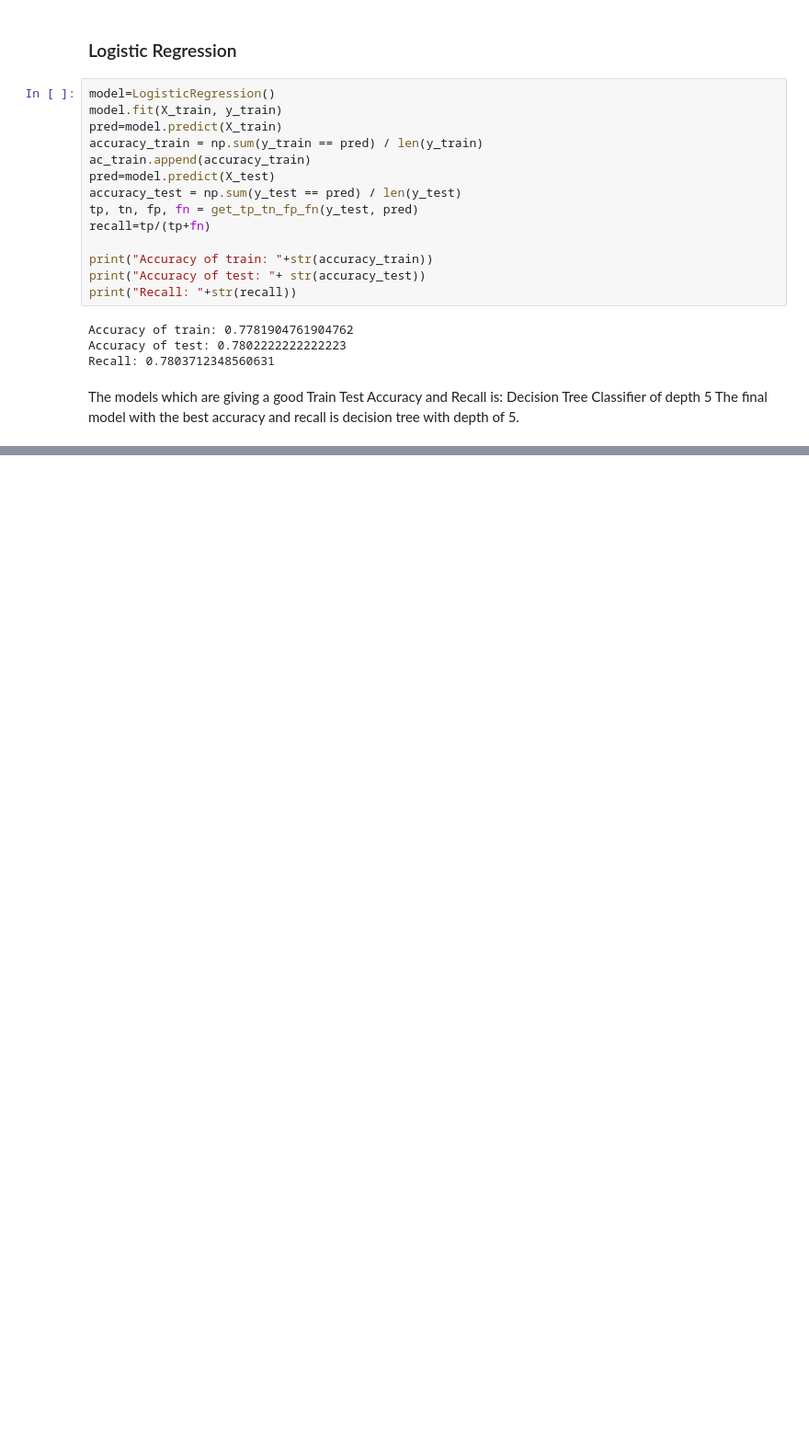
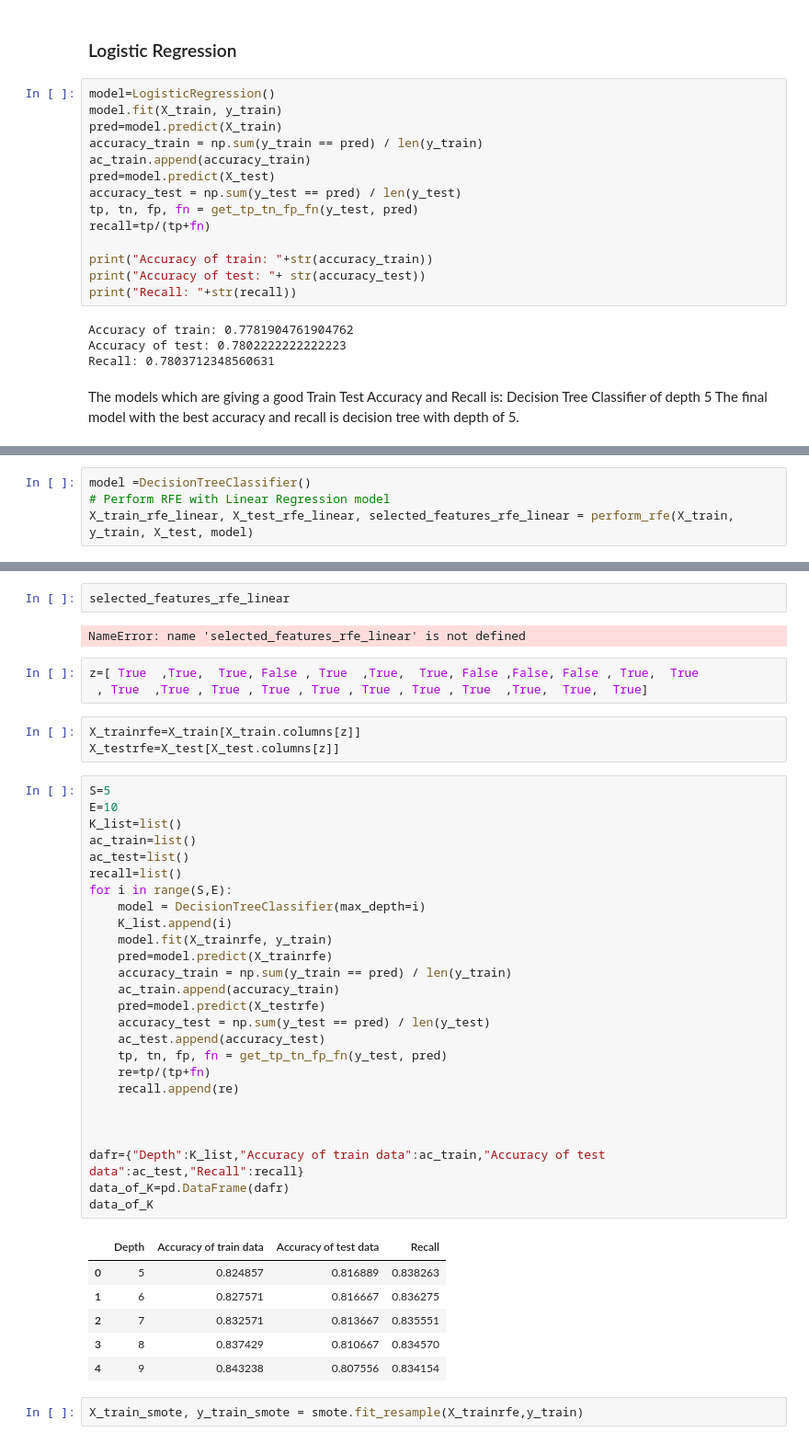
Before and after one commit to JivitteshS/Projects, a Jupyter notebook: Credit Card default Classification/Credit Default Classification - Project.ipynb, the cells around one changed output, grey strips where cells are left out. Shown at 92% size. Drawn from its saved outputs; the diff is of its cells as text; blank space fills up the shorter version.

```diff
--- a/Credit Card default Classification/Credit Default Classification - Project.ipynb
+++ b/Credit Card default Classification/Credit Default Classification - Project.ipynb
@@ -1040,0 +1117,4 @@ The final model with the best accuracy and recall is decision tree with depth of
+# %%
+model =DecisionTreeClassifier()
+# Perform RFE with Linear Regression model
+X_train_rfe_linear, X_test_rfe_linear, selected_features_rfe_linear = perform_rfe(X_train, y_train, X_test, model)
@@ -1040,0 +1140,45 @@ The final model with the best accuracy and recall is decision tree with depth of
+# %%
+selected_features_rfe_linear
+# %% [output]
+NameError: name 'selected_features_rfe_linear' is not defined
+# %%
+z=[ True  ,True,  True, False , True  ,True,  True, False ,False, False , True,  True
+ , True  ,True , True , True , True , True , True , True  ,True,  True,  True]
+# %%
+X_trainrfe=X_train[X_train.columns[z]]
+X_testrfe=X_test[X_test.columns[z]]
+# %%
+S=5
+E=10
+K_list=list()
+ac_train=list()
+ac_test=list()
+recall=list()
+for i in range(S,E):
+    model = DecisionTreeClassifier(max_depth=i)
+    K_list.append(i)
+    model.fit(X_trainrfe, y_train)
+    pred=model.predict(X_trainrfe)
+    accuracy_train = np.sum(y_train == pred) / len(y_train)
+    ac_train.append(accuracy_train)
+    pred=model.predict(X_testrfe)
+    accuracy_test = np.sum(y_test == pred) / len(y_test)
+    ac_test.append(accuracy_test)
+    tp, tn, fp, fn = get_tp_tn_fp_fn(y_test, pred)
+    re=tp/(tp+fn)
+    recall.append(re)
+
+
+
+dafr={"Depth":K_list,"Accuracy of train data":ac_train,"Accuracy of test data":ac_test,"Recall":recall}
+data_of_K=pd.DataFrame(dafr)
+data_of_K
+# %% [output]
+|  | Depth | Accuracy of train data | Accuracy of test data | Recall |
+| 0 | 5 | 0.824857 | 0.816889 | 0.838263 |
+| 1 | 6 | 0.827571 | 0.816667 | 0.836275 |
+| 2 | 7 | 0.832571 | 0.813667 | 0.835551 |
+| 3 | 8 | 0.837429 | 0.810667 | 0.834570 |
+| 4 | 9 | 0.843238 | 0.807556 | 0.834154 |
+# %%
+X_train_smote, y_train_smote = smote.fit_resample(X_trainrfe,y_train)
```
Also changed, not shown: parts of 10 cells of this notebook.
